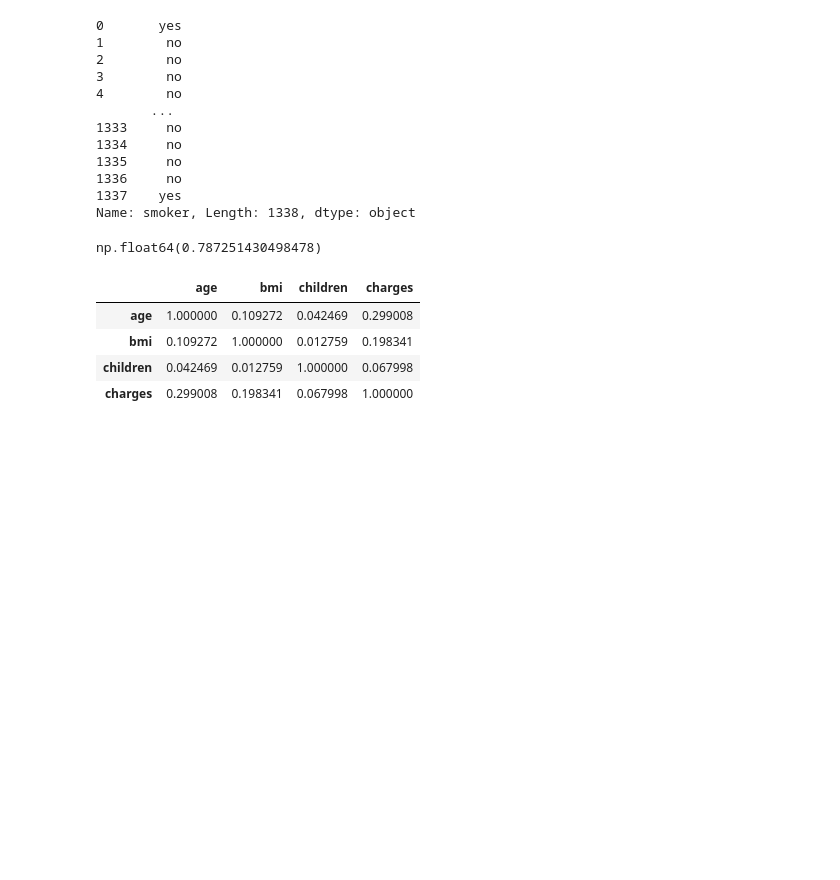
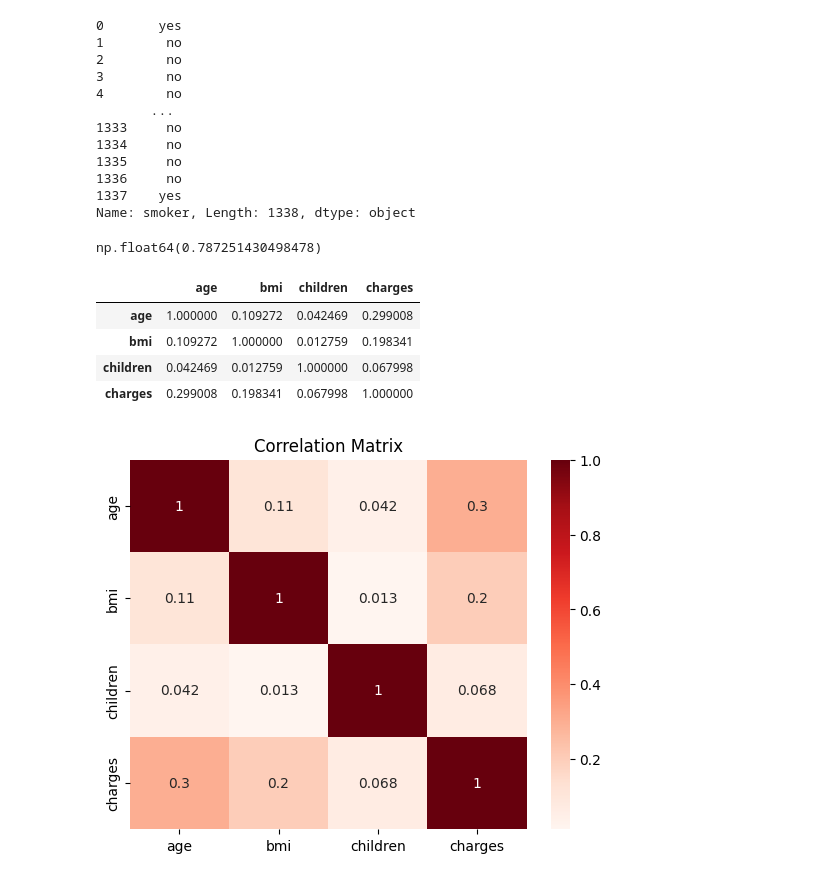
Before and after one commit to starkMrSnow/Medical-cost-prediction, a Jupyter notebook: medical-cost-prediction.ipynb, the cells around one changed output. Drawn from its saved outputs; the diff is of its cells as text; code cells hidden in the pictures; blank space fills up the shorter version.

Commit message:
Change:  corr for all numeric data

```diff
--- a/medical-cost-prediction.ipynb
+++ b/medical-cost-prediction.ipynb
@@ -217,3 +217,11 @@ medical_df.corr(numeric_only=True)
 | charges | 0.299008 | 0.198341 | 0.067998 | 1.000000 |
 # %%
 px.scatter(medical_df, x= 'age', y='age')
+# %%
+sns.heatmap(
+    medical_df.corr(numeric_only=True),
+    cmap='Reds',
+    annot=True)
+plt.title('Correlation Matrix');
+# %% [output]
+[figure, added]
```
